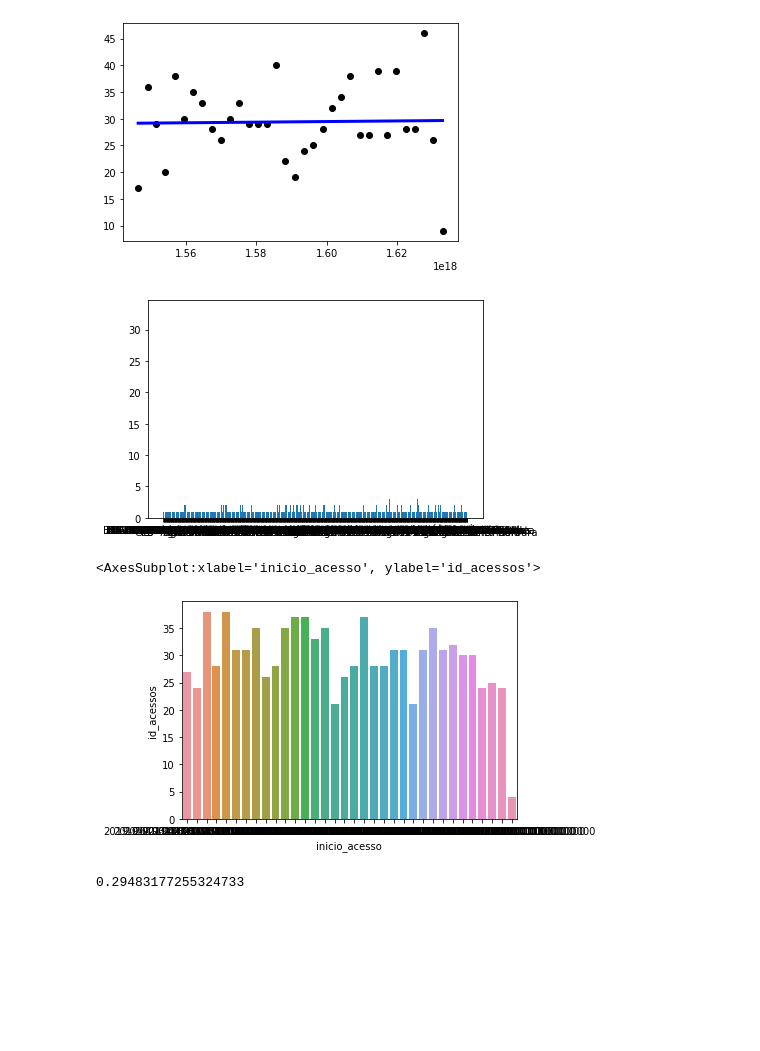
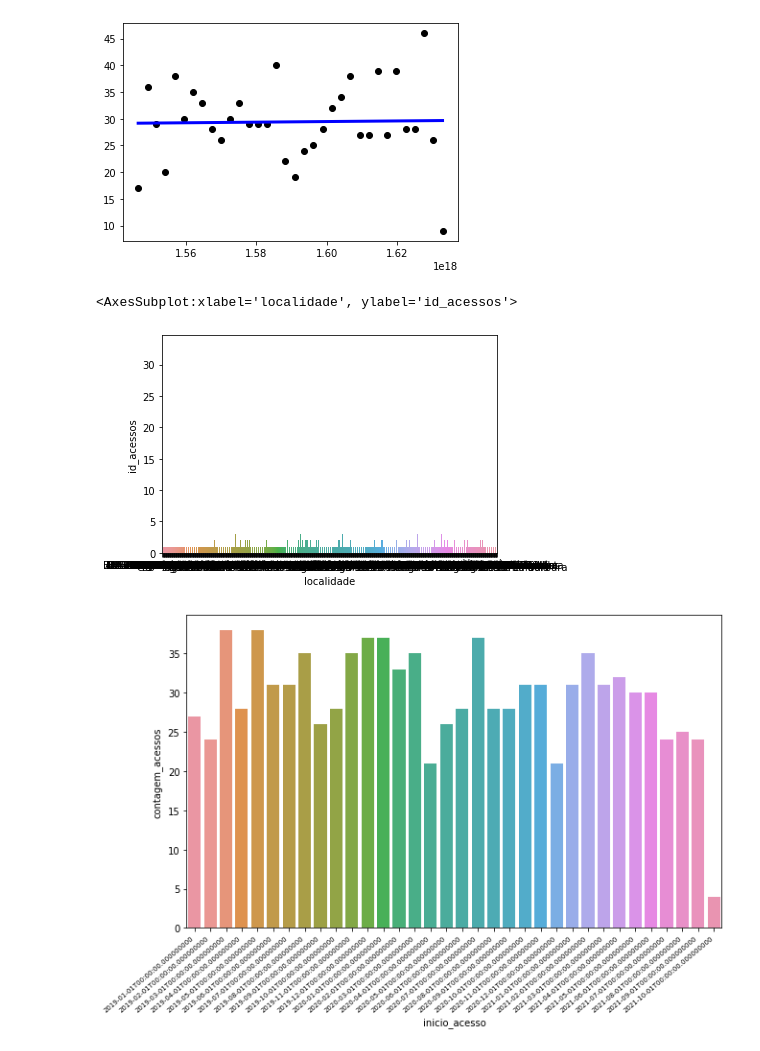
Before and after one commit to Osiris-gp8/projeto-osiris, a Jupyter notebook: api-python/analysis/ml_models/linear_model.ipynb, the cells around one changed output. Drawn from its saved outputs; the diff is of its cells as text; code cells hidden in the pictures; blank space fills up the shorter version.

```diff
--- a/api-python/analysis/ml_models/linear_model.ipynb
+++ b/api-python/analysis/ml_models/linear_model.ipynb
@@ -48,17 +70,16 @@ plt.show()
 # %%
 acessos_local = acessos.groupby("localidade").agg({"id_acessos": "count"}).reset_index()
-plt.bar(acessos_local.localidade.values, acessos_local.id_acessos.values)
-plt.show()
+sns.barplot(data = acessos_local, x = "localidade", y = "id_acessos", dodge=False)
 # %% [output]
+<AxesSubplot:xlabel='localidade', ylabel='id_acessos'>
-[figure, old version]
+[figure, new version]
 # %%
 acessos_mes = acessos.groupby(pd.Grouper(key="inicio_acesso", freq = "M")).agg({"id_acessos": "count"}).reset_index()
 acessos_mes.inicio_acesso = acessos_mes.inicio_acesso.values.astype("datetime64[M]")
-sns.barplot(x = "inicio_acesso", y= "id_acessos", data = acessos_mes)
+acessos_mes.rename(columns={"id_acessos": "contagem_acessos"}, inplace = True)
+plt.figure(figsize=(10,6))
+fig = sns.barplot(x = "inicio_acesso", y= "contagem_acessos", data = acessos_mes)
+fig.set_xticklabels(fig.get_xticklabels(), rotation = 40, ha="right", fontsize=7)
+plt.show()
 # %% [output]
-<AxesSubplot:xlabel='inicio_acesso', ylabel='id_acessos'>
-[figure, old version]
+[figure, new version]
-# %%
-acessos_mes.id_acessos.corr(vendas_mes.id_evento)
-# %% [output]
-0.29483177255324733
```
Also changed, not shown: parts of 10 cells of this notebook.
